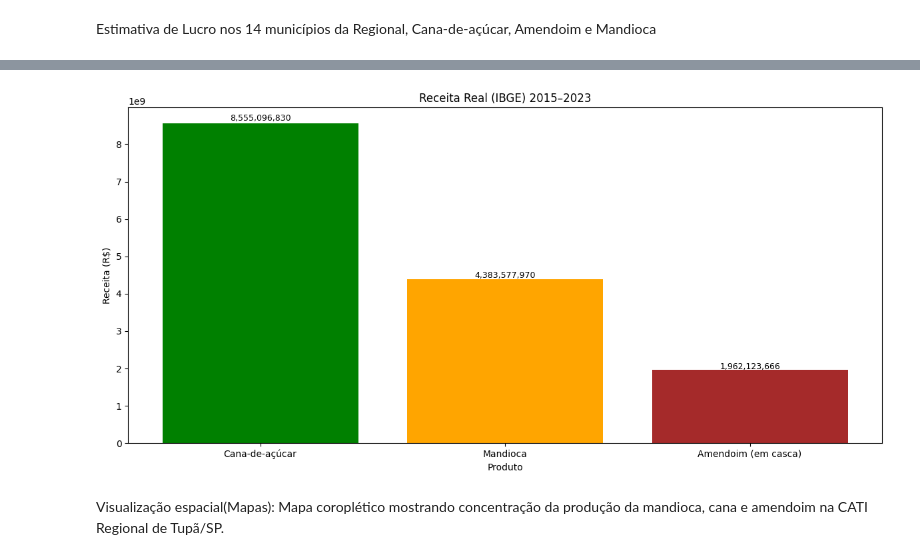
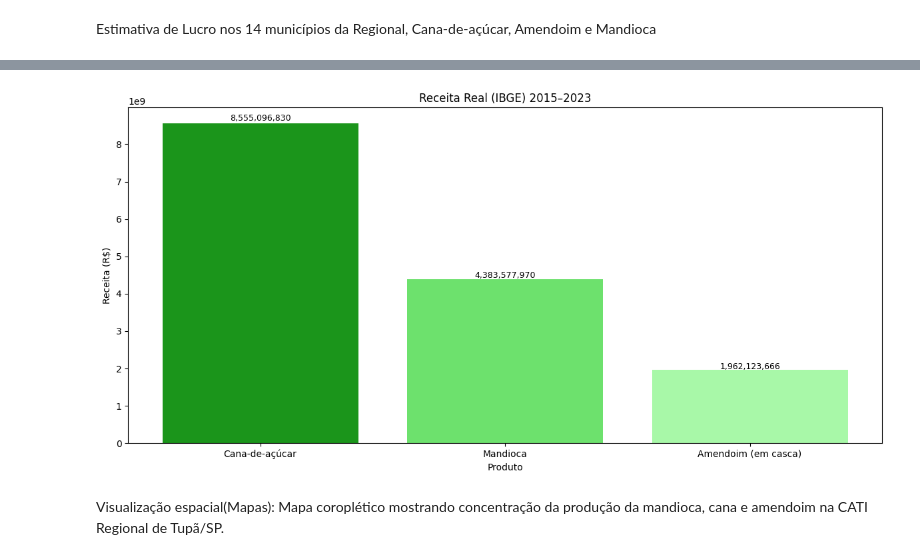
Before and after one commit to LuucasGabriel/PAM_IBGE, a Jupyter notebook: visualizando.ipynb, the cells around one changed output, grey strips where cells are left out. Cells and saved outputs as stored; diff of their text form; code cells hidden in the pictures.

```diff
--- a/visualizando.ipynb
+++ b/visualizando.ipynb
@@ -147,7 +148,7 @@ Name: Valor, dtype: float64
 ax = prod_agrupados.head(10).plot(
     kind="bar",
     figsize=(12,6),
-    color="orange",
+    color="#32CD32",
     title="Top 10 produtos mais produzidos (temporárias e permanentes)"
 )
 
@@ -320,7 +321,7 @@ Name: Valor, dtype: float64
 ax = prod_agrupados2.head(14).plot(
     kind="bar",
     figsize=(16,8),
-    color="orange",
+    color="#8FBC8F",
     title="Valor gasto por Cultura"
 )
 
@@ -345,7 +346,7 @@ quantidades = prod_agrupados.iloc[:3]
 # Valor da produção segundo IBGE (em R$)
 valores_ibge = prod_agrupados2.iloc[:3]
 
-# Preço médio fixo definido (R$/t)
+# Preço médio fixo definido ("Amendoim (em casca)","Cana-de-açúcar", "Mandioca") em (R$/t)
 precos_fixos = [2753, 170, 3629]
 
 # Criar DataFrame
@@ -356,17 +357,11 @@ df = pd.DataFrame({
     "Preco_Medio_Fixo(R$/t)": precos_fixos
 })
 
-# Corrigindo o valor do IBGE (parece que os dados estavam em milhares)
-df["Valor_Producao_IBGE(R$)"] = df["Valor_Producao_IBGE(R$)"] * 1000
-
-# Preço médio real calculado com base no IBGE
+# Preço médio real calculado com base no PAM/IBGE
 df["Preco_Medio_Real(R$/t)"] = df["Valor_Producao_IBGE(R$)"] / df["Quantidade_Produzida(t)"]
 
-# Receita estimada com base no preço médio fixo do PAM
+# Receita estimada com base no preço médio fixo
 df["Receita_Estimada(R$)"] = df["Quantidade_Produzida(t)"] * df["Preco_Medio_Fixo(R$/t)"]
 
-# Diferença entre receita estimada e valor do IBGE
-df["Dif_Receita (Estimada - IBGE)"] = df["Receita_Estimada(R$)"] - df["Valor_Producao_IBGE(R$)"]
-
-print(df)
+df.head()
 # %% [output]
@@ -390,28 +373,28 @@ Mandioca                                                         3.546030e+09
 # %%
 
 # Ordenar decrescente pela Receita Real (IBGE)
 df_sorted = df.sort_values(by="Receita_Estimada(R$)", ascending=False)
 
 # Dados
 produtos = df_sorted["Produto"]
 receita_real = df_sorted["Receita_Estimada(R$)"]
 
 plt.figure(figsize=(12,6))
-plt.bar(produtos, receita_real, color=["green", "orange", "brown"])
+plt.bar(produtos, receita_real, color=["#1B951B","#6DE16D","#A8F8A8", ])
 
 # Títulos e rótulos
 plt.title("Receita Real (IBGE) 2015–2023")
 plt.ylabel("Receita (R$)")
 plt.xlabel("Produto")
 
 # Colocar valores em cima das barras
 for i, v in enumerate(receita_real):
     plt.text(i, v + (v*0.01), f"{v:,.0f}", ha='center', fontsize=9)
 
 plt.tight_layout()
 plt.show()
 # %% [output]
-[figure, old version]
+[figure, new version]
 # %% [markdown]
 Visualização espacial(Mapas): Mapa coroplético mostrando concentração da produção da mandioca, cana e amendoim na CATI Regional de Tupã/SP.
 # %%
```
Also changed, not shown: parts of 10 cells of this notebook, 4 other files.
